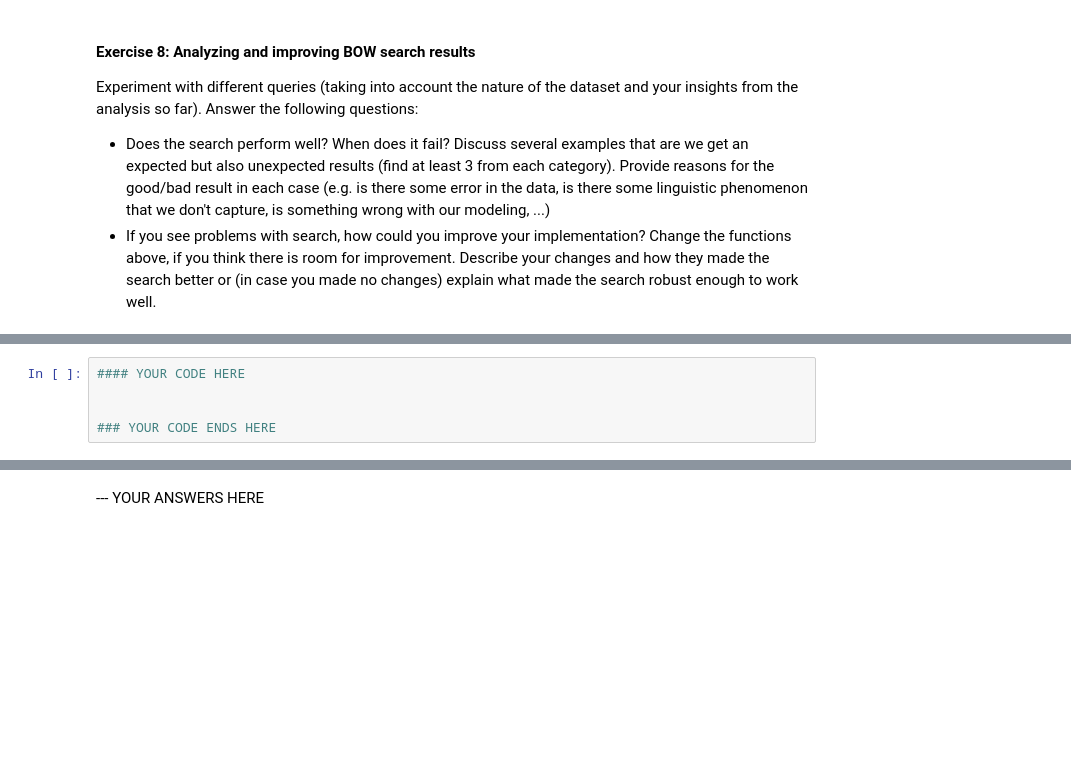
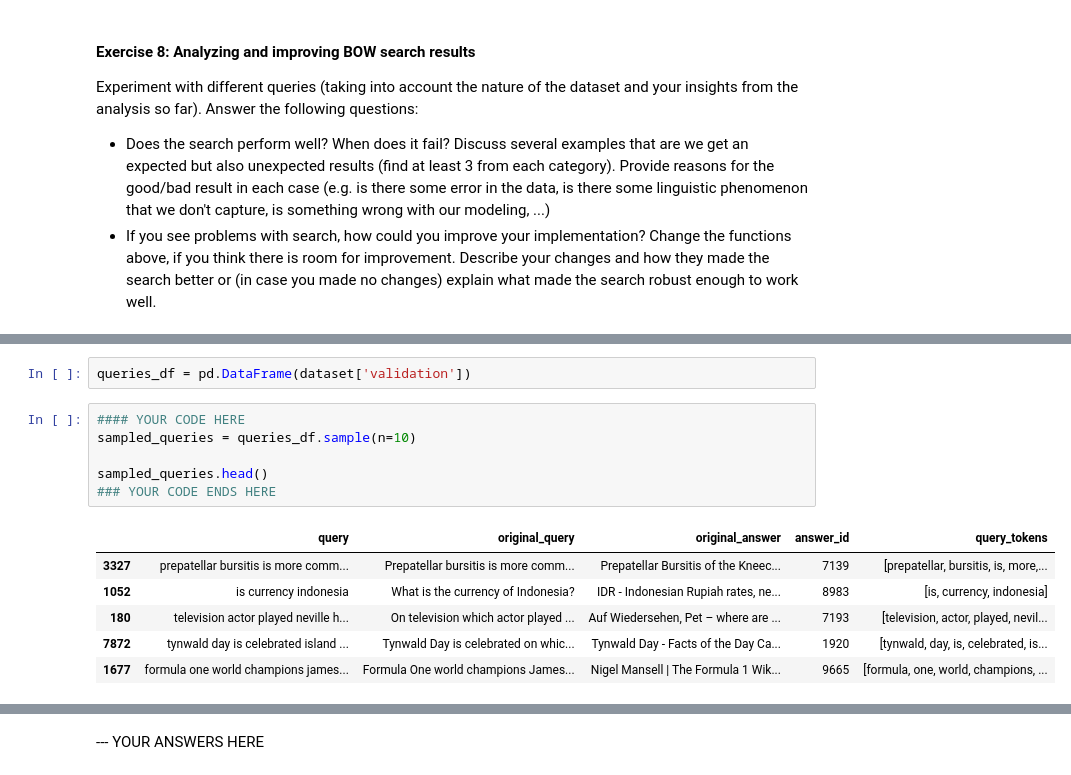
Before and after one commit to OmericoN/NLP_Labs1_Group18, a Jupyter notebook: Lab2/lab2_Omer.ipynb, the cells around one changed output, grey strips where cells are left out. Drawn from its saved outputs; the diff is of its cells as text; blank space fills up the shorter version.

```diff
--- a/Lab2/lab2_Omer.ipynb
+++ b/Lab2/lab2_Omer.ipynb
@@ -876,5 +904,15 @@ Answer the following questions:
+# %%
+queries_df = pd.DataFrame(dataset['validation'])
 # %%
 #### YOUR CODE HERE
+sampled_queries = queries_df.sample(n=10)
 
-
+sampled_queries.head()
 ### YOUR CODE ENDS HERE
+# %% [output]
+|  | query | original_query | original_answer | answer_id | query_tokens |
+| 3327 | prepatellar bursitis is more comm... | Prepatellar bursitis is more comm... | Prepatellar Bursitis of the Kneec... | 7139 | [prepatellar, bursitis, is, more,... |
+| 1052 | is currency indonesia | What is the currency of Indonesia? | IDR - Indonesian Rupiah rates, ne... | 8983 | [is, currency, indonesia] |
+| 180 | television actor played neville h... | On television which actor played ... | Auf Wiedersehen, Pet – where are ... | 7193 | [television, actor, played, nevil... |
+| 7872 | tynwald day is celebrated island ... | Tynwald Day is celebrated on whic... | Tynwald Day - Facts of the Day Ca... | 1920 | [tynwald, day, is, celebrated, is... |
+| 1677 | formula one world champions james... | Formula One world champions James... | Nigel Mansell | The Formula 1 Wik... | 9665 | [formula, one, world, champions, ... |
```
Also changed, not shown: parts of 17 cells of this notebook.
